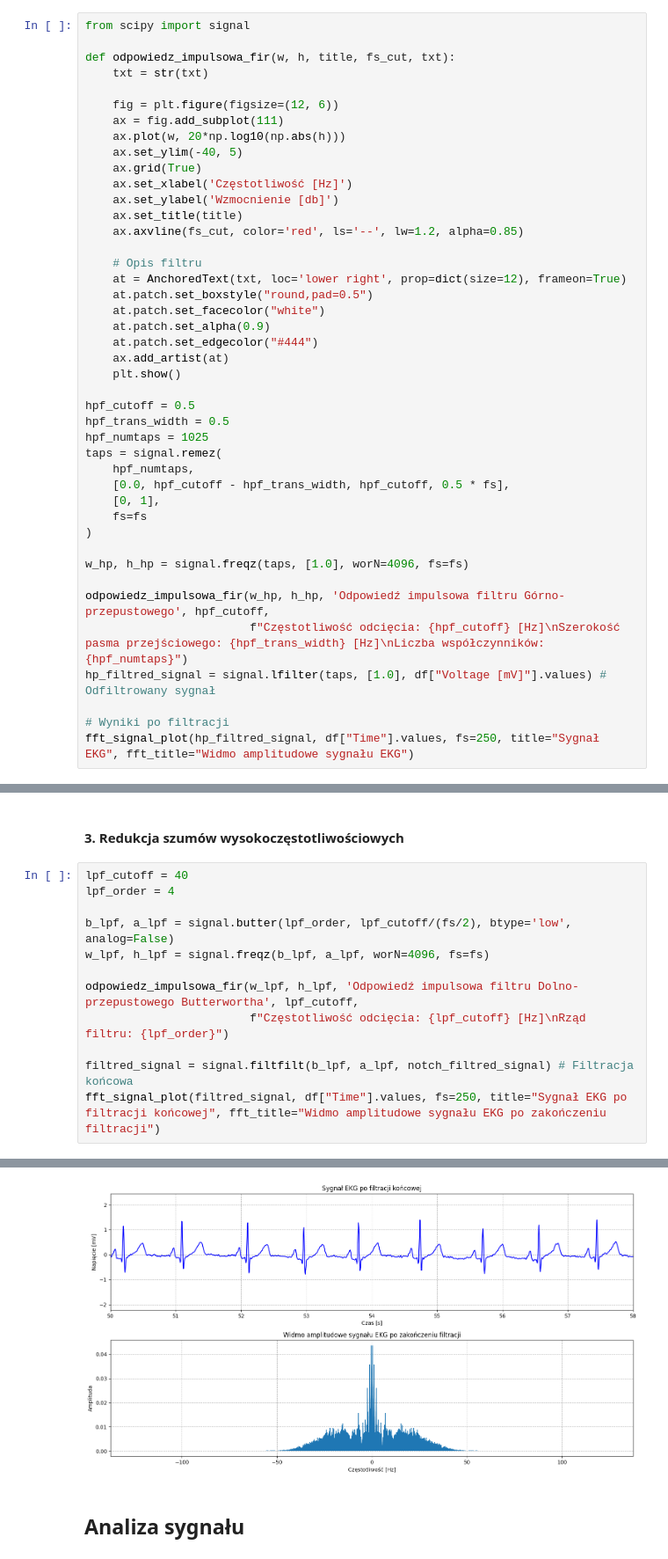
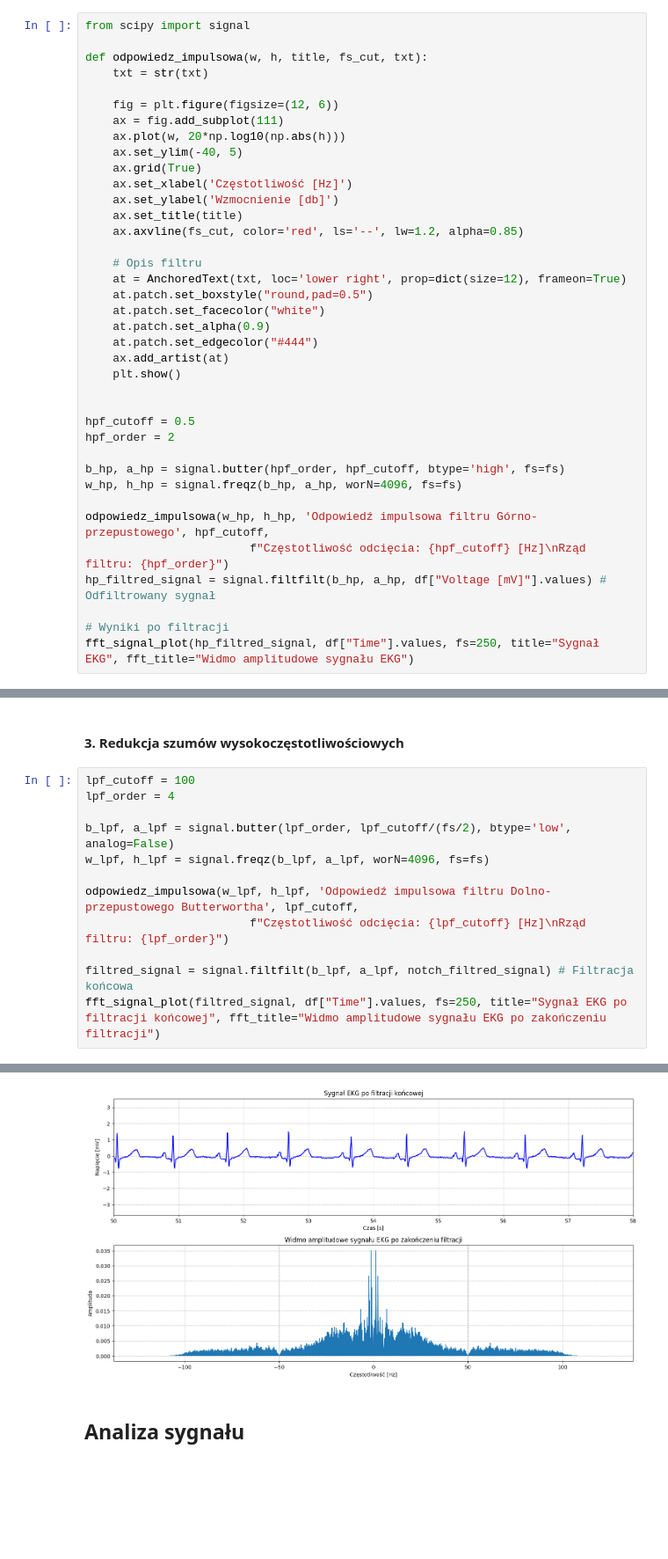
Before and after one commit to ImJaca/ECG_analysis, a Jupyter notebook: Ecg.ipynb, the cells around one changed output, grey strips where cells are left out. Shown at 88% size. Saved outputs shown, nothing was run; the diff lists cells and outputs as text; blank space fills up the shorter version.

```diff
--- a/Ecg.ipynb
+++ b/Ecg.ipynb
@@ -71,7 +71,7 @@ fft_signal_plot(df["Voltage [mV]"].values, df["Time"].values, fs=250, title="Syg
 # %%
 from scipy import signal
 
-def odpowiedz_impulsowa_fir(w, h, title, fs_cut, txt):
+def odpowiedz_impulsowa(w, h, title, fs_cut, txt):
     txt = str(txt)
 
     fig = plt.figure(figsize=(12, 6))
@@ -93,21 +93,16 @@ def odpowiedz_impulsowa_fir(w, h, title, fs_cut, txt):
     ax.add_artist(at)
     plt.show()
 
+
 hpf_cutoff = 0.5
-hpf_trans_width = 0.5
-hpf_numtaps = 1025
-taps = signal.remez(
-    hpf_numtaps,
-    [0.0, hpf_cutoff - hpf_trans_width, hpf_cutoff, 0.5 * fs],
-    [0, 1],
-    fs=fs
-)
+hpf_order = 2
 
-w_hp, h_hp = signal.freqz(taps, [1.0], worN=4096, fs=fs)
+b_hp, a_hp = signal.butter(hpf_order, hpf_cutoff, btype='high', fs=fs)
+w_hp, h_hp = signal.freqz(b_hp, a_hp, worN=4096, fs=fs)
 
-odpowiedz_impulsowa_fir(w_hp, h_hp, 'Odpowiedź impulsowa filtru Górno-przepustowego', hpf_cutoff,
-                        f"Częstotliwość odcięcia: {hpf_cutoff} [Hz]\nSzerokość pasma przejściowego: {hpf_trans_width} [Hz]\nLiczba współczynników: {hpf_numtaps}")
-hp_filtred_signal = signal.lfilter(taps, [1.0], df["Voltage [mV]"].values) # Odfiltrowany sygnał
+odpowiedz_impulsowa(w_hp, h_hp, 'Odpowiedź impulsowa filtru Górno-przepustowego', hpf_cutoff,
+                        f"Częstotliwość odcięcia: {hpf_cutoff} [Hz]\nRząd filtru: {hpf_order}")
+hp_filtred_signal = signal.filtfilt(b_hp, a_hp, df["Voltage [mV]"].values) # Odfiltrowany sygnał
 
 # Wyniki po filtracji
 fft_signal_plot(hp_filtred_signal, df["Time"].values, fs=250, title="Sygnał EKG", fft_title="Widmo amplitudowe sygnału EKG")
@@ -134,13 +129,13 @@ fft_signal_plot(notch_filtred_signal, df["Time"].values, fs=250, title="Sygnał
 # %% [markdown]
 #### 3. Redukcja szumów wysokoczęstotliwościowych
 # %%
-lpf_cutoff = 40
+lpf_cutoff = 100
 lpf_order = 4
 
 b_lpf, a_lpf = signal.butter(lpf_order, lpf_cutoff/(fs/2), btype='low', analog=False)
 w_lpf, h_lpf = signal.freqz(b_lpf, a_lpf, worN=4096, fs=fs)
 
-odpowiedz_impulsowa_fir(w_lpf, h_lpf, 'Odpowiedź impulsowa filtru Dolno-przepustowego Butterwortha', lpf_cutoff,
+odpowiedz_impulsowa(w_lpf, h_lpf, 'Odpowiedź impulsowa filtru Dolno-przepustowego Butterwortha', lpf_cutoff,
                         f"Częstotliwość odcięcia: {lpf_cutoff} [Hz]\nRząd filtru: {lpf_order}")
 
 filtred_signal = signal.filtfilt(b_lpf, a_lpf, notch_filtred_signal) # Filtracja końcowa
@@ -150,3 +145,3 @@ fft_signal_plot(filtred_signal, df["Time"].values, fs=250, title="Sygnał EKG po
-[figure, old version]
+[figure, new version]
 # %% [markdown]
 ## Analiza sygnału
```
Also changed, not shown: parts of 13 cells of this notebook.
